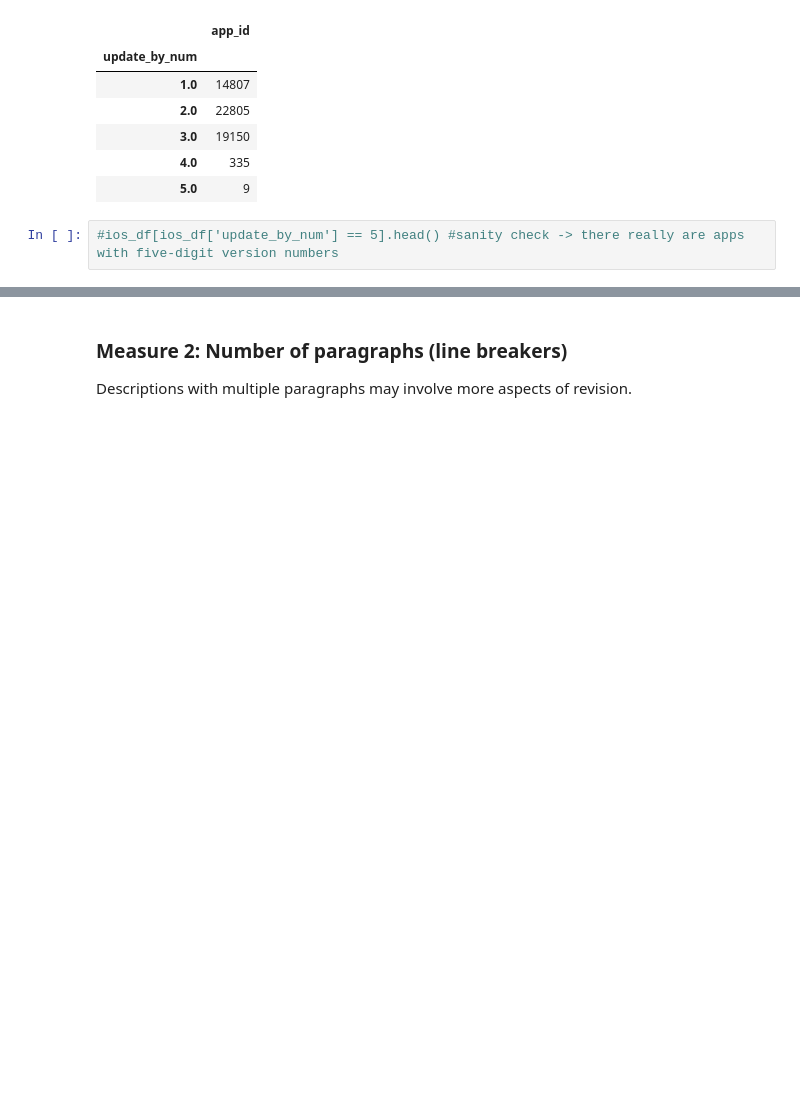
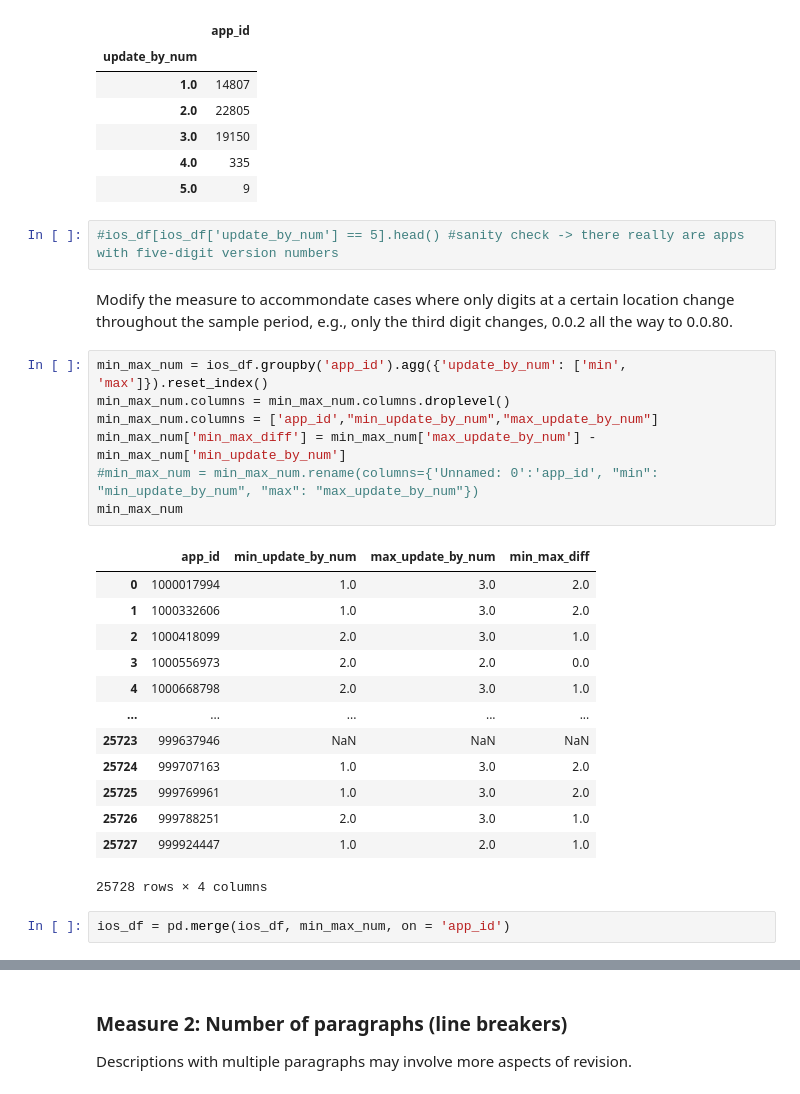
Before and after one commit to YileC928/app-data-privacy-proj, a Jupyter notebook: ios_app_update.ipynb, the cells around one changed output, grey strips where cells are left out. Cells and saved outputs as stored; diff of their text form; blank space fills up the shorter version.

Commit message:
modify update_by_num

```diff
--- a/ios_app_update.ipynb
+++ b/ios_app_update.ipynb
@@ -386,3 +383,28 @@ ios_df.groupby(['update_by_num', 'app_id']).count().reset_index()[['update_by_nu
 | 5.0 | 9 |
 # %%
 #ios_df[ios_df['update_by_num'] == 5].head() #sanity check -> there really are apps with five-digit version numbers
+# %% [markdown]
+Modify the measure to accommondate cases where only digits at a certain location change throughout the sample period, e.g., only the third digit changes, 0.0.2 all the way to 0.0.80.
+# %%
+min_max_num = ios_df.groupby('app_id').agg({'update_by_num': ['min', 'max']}).reset_index()
+min_max_num.columns = min_max_num.columns.droplevel()
+min_max_num.columns = ['app_id',"min_update_by_num","max_update_by_num"]
+min_max_num['min_max_diff'] = min_max_num['max_update_by_num'] - min_max_num['min_update_by_num']
+#min_max_num = min_max_num.rename(columns={'Unnamed: 0':'app_id', "min": "min_update_by_num", "max": "max_update_by_num"})
+min_max_num
+# %% [output]
+|  | app_id | min_update_by_num | max_update_by_num | min_max_diff |
+| 0 | 1000017994 | 1.0 | 3.0 | 2.0 |
+| 1 | 1000332606 | 1.0 | 3.0 | 2.0 |
+| 2 | 1000418099 | 2.0 | 3.0 | 1.0 |
+| 3 | 1000556973 | 2.0 | 2.0 | 0.0 |
+| 4 | 1000668798 | 2.0 | 3.0 | 1.0 |
+| ... | ... | ... | ... | ... |
+| 25723 | 999637946 | NaN | NaN | NaN |
+| 25724 | 999707163 | 1.0 | 3.0 | 2.0 |
+| 25725 | 999769961 | 1.0 | 3.0 | 2.0 |
+| 25726 | 999788251 | 2.0 | 3.0 | 1.0 |
+| 25727 | 999924447 | 1.0 | 2.0 | 1.0 |
+25728 rows × 4 columns
+# %%
+ios_df = pd.merge(ios_df, min_max_num, on = 'app_id')
```
Also changed, not shown: parts of 15 cells of this notebook.
